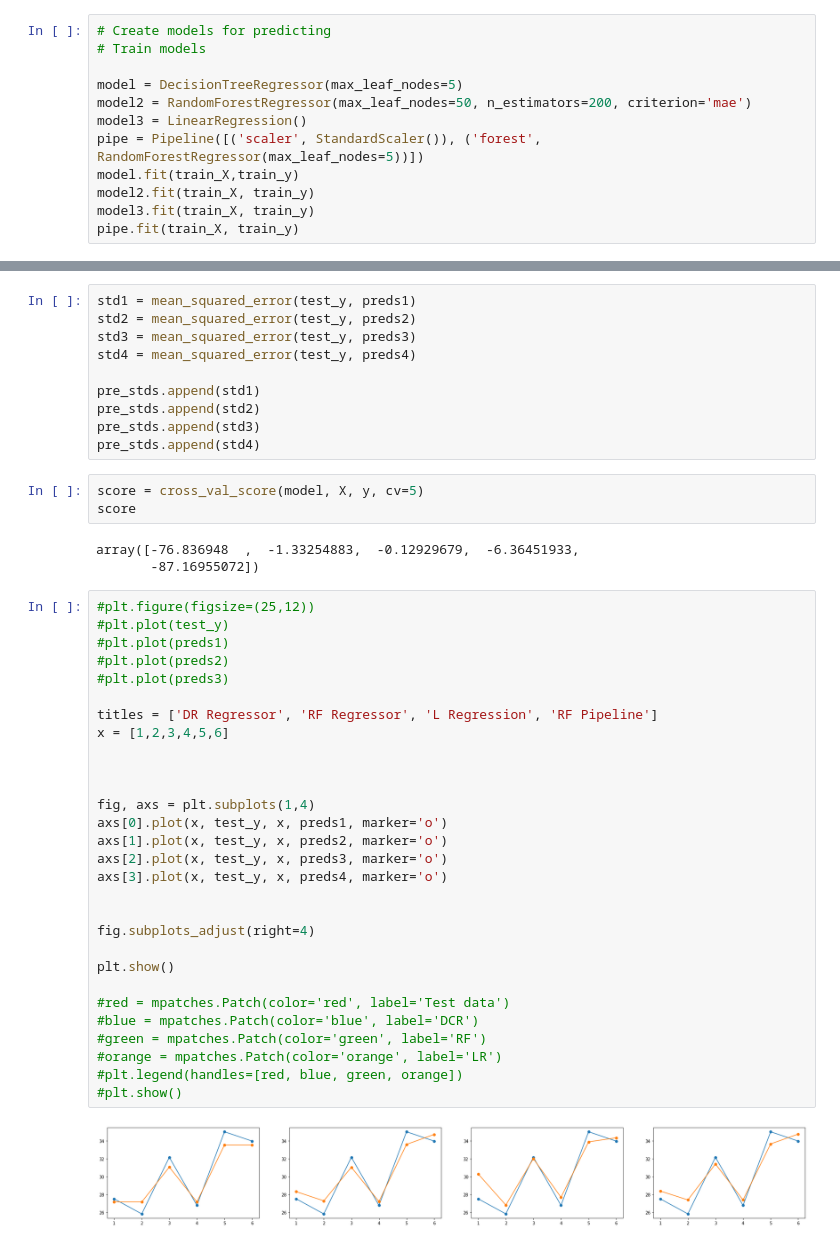
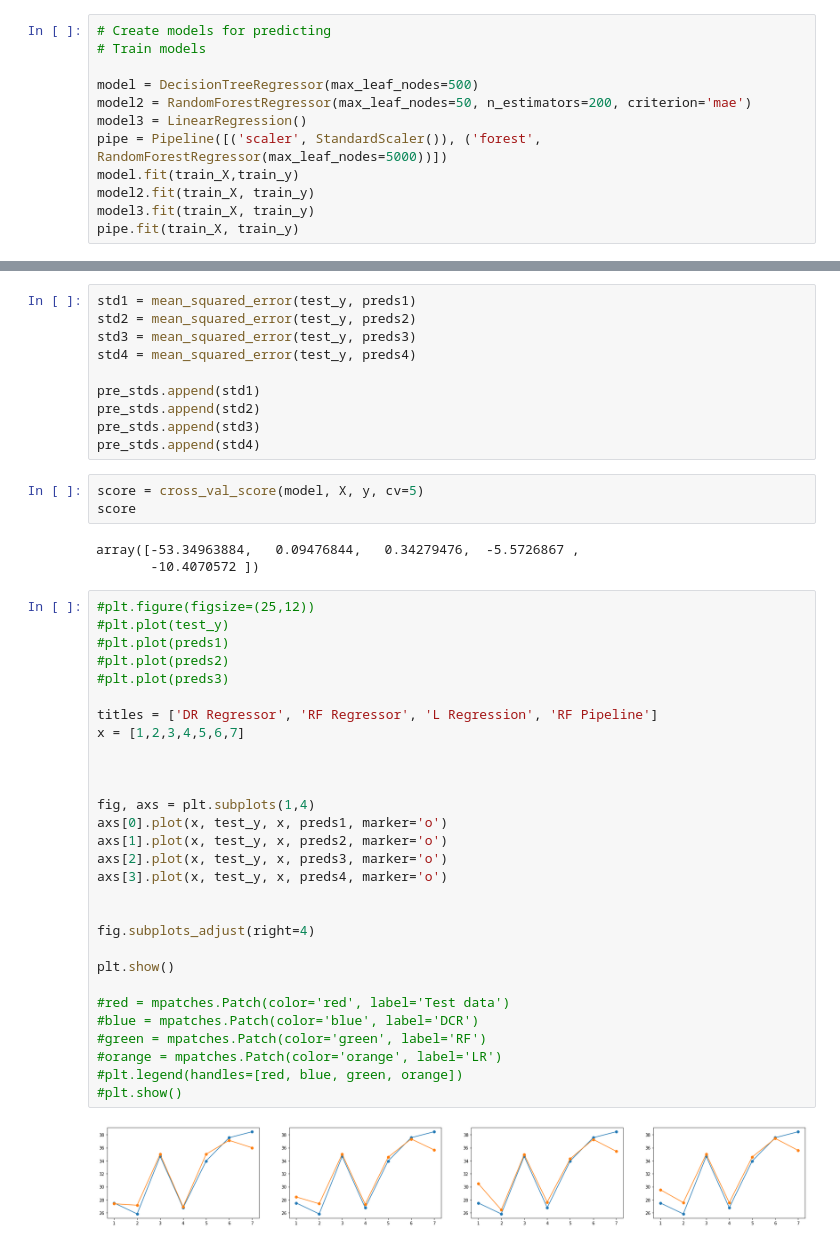
Before and after one commit to G-Sprouts/Stock_project, a Jupyter notebook: Stocks.ipynb, the cells around one changed output, grey strips where cells are left out. Drawn from its saved outputs; the diff is of its cells as text.

Commit message:
Update_9/18_pipe_mods

```diff
--- a/Stocks.ipynb
+++ b/Stocks.ipynb
@@ -163,10 +167,10 @@ for max_leaf_nodes in [5, 50, 500, 5000]:
 # Create models for predicting
 # Train models
 
-model = DecisionTreeRegressor(max_leaf_nodes=5)
+model = DecisionTreeRegressor(max_leaf_nodes=500)
 model2 = RandomForestRegressor(max_leaf_nodes=50, n_estimators=200, criterion='mae')
 model3 = LinearRegression()
-pipe = Pipeline([('scaler', StandardScaler()), ('forest', RandomForestRegressor(max_leaf_nodes=5))])
+pipe = Pipeline([('scaler', StandardScaler()), ('forest', RandomForestRegressor(max_leaf_nodes=5000))])
 model.fit(train_X,train_y)
 model2.fit(train_X, train_y)
 model3.fit(train_X, train_y)
@@ -233,39 +237,39 @@ pre_stds.append(std4)
 score = cross_val_score(model, X, y, cv=5)
 score
 # %% [output]
-array([-76.836948  ,  -1.33254883,  -0.12929679,  -6.36451933,
-       -87.16955072])
+array([-53.34963884,   0.09476844,   0.34279476,  -5.5726867 ,
+       -10.4070572 ])
 # %%
 #plt.figure(figsize=(25,12))
 #plt.plot(test_y)
 #plt.plot(preds1)
 #plt.plot(preds2)
 #plt.plot(preds3)
 
 titles = ['DR Regressor', 'RF Regressor', 'L Regression', 'RF Pipeline']
-x = [1,2,3,4,5,6]
+x = [1,2,3,4,5,6,7]
 
 
 
 fig, axs = plt.subplots(1,4)
 axs[0].plot(x, test_y, x, preds1, marker='o')
 axs[1].plot(x, test_y, x, preds2, marker='o')
 axs[2].plot(x, test_y, x, preds3, marker='o')
 axs[3].plot(x, test_y, x, preds4, marker='o')
 
 
 fig.subplots_adjust(right=4)
 
 plt.show()
 
 #red = mpatches.Patch(color='red', label='Test data')
 #blue = mpatches.Patch(color='blue', label='DCR')
 #green = mpatches.Patch(color='green', label='RF')
 #orange = mpatches.Patch(color='orange', label='LR')
 #plt.legend(handles=[red, blue, green, orange])
 #plt.show()
 # %% [output]
-[figure, old version]
+[figure, new version]
 # %%
 titles = ['DR Regressor', 'RF Regressor', 'L Regression', 'RF Pipeline']
 test_set = 'Test values'
```
Also changed, not shown: parts of 10 cells of this notebook.
